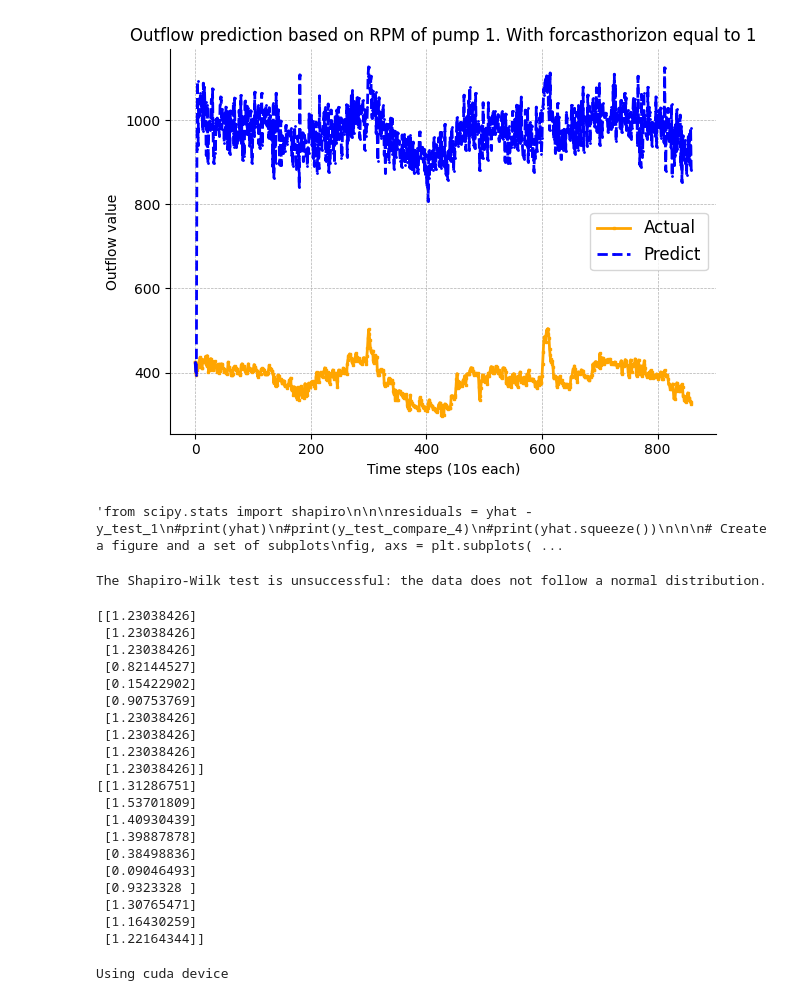
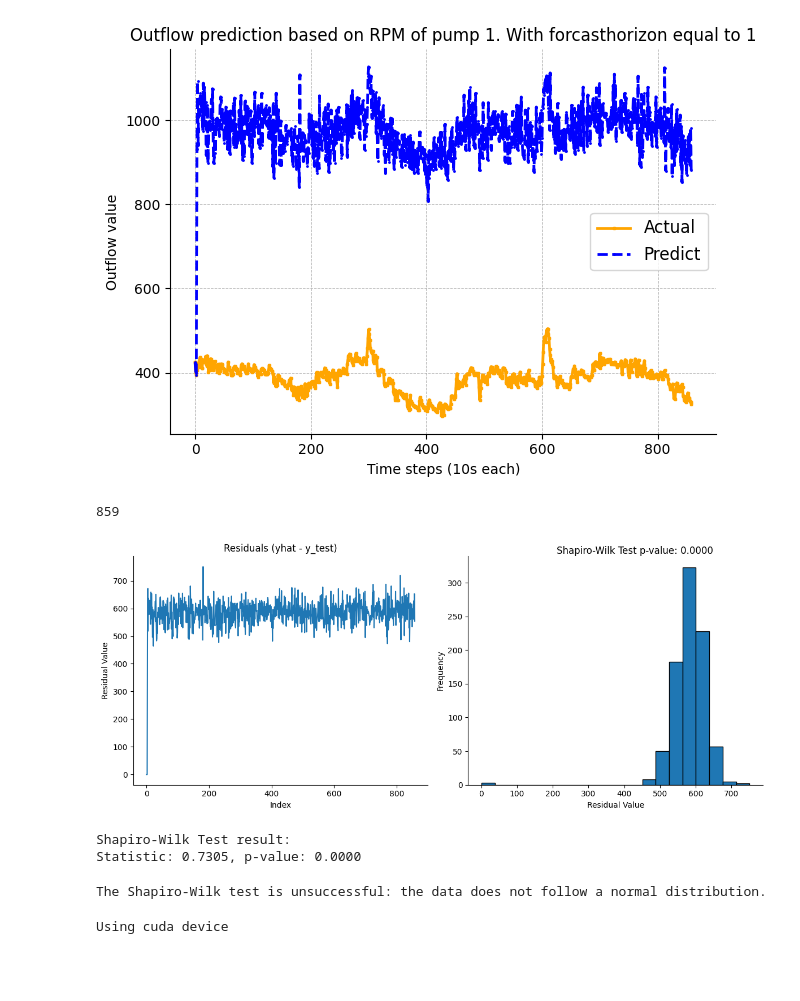
Before and after one commit to nitram1805/Digitization_of_electronic_assets, a Jupyter notebook: Group_1_final_proj.ipynb, the cells around one changed output. Drawn from its saved outputs; the diff is of its cells as text; code cells hidden in the pictures; blank space fills up the shorter version.

```diff
--- a/Group_1_final_proj.ipynb
+++ b/Group_1_final_proj.ipynb
@@ -448,41 +395,44 @@ plt.show()
 # %% [output]
 [figure]
 # %%
-'''from scipy.stats import shapiro
+from scipy.stats import shapiro
 
 
-residuals = yhat - y_test_1
+residuals = yhat - y_compare_1
 #print(yhat)
 #print(y_test_compare_4)
 #print(yhat.squeeze())
 
 
 # Create a figure and a set of subplots
 fig, axs = plt.subplots(1, 2, figsize=(12, 5))
 
 # First subplot: Plot of residuals
 axs[0].plot(residuals)
 axs[0].set_title('Residuals (yhat - y_test)')
 axs[0].set_xlabel('Index')
 axs[0].set_ylabel('Residual Value')
 
 # Second subplot: Histogram of residuals
 axs[1].hist(residuals, bins=20, edgecolor='black')
 axs[1].set_xlabel('Residual Value')
 axs[1].set_ylabel('Frequency')
 print(residuals.size)
 # Perform Shapiro-Wilk Test for normality
 stat, p = shapiro(residuals)
 axs[1].annotate(f'Shapiro-Wilk Test p-value: {p:.4f}', xy=(0.3, 1.01), xycoords='axes fraction', fontsize=12)
 
 plt.tight_layout()
 plt.show()
 
 # Print Shapiro-Wilk Test result
 print("Shapiro-Wilk Test result:")
-print(f"Statistic: {stat:.4f}, p-value: {p:.4f}")'''
+print(f"Statistic: {stat:.4f}, p-value: {p:.4f}")
 # %% [output]
-'from scipy.stats import shapiro\n\n\nresiduals = yhat - y_test_1\n#print(yhat)\n#print(y_test_compare_4)\n#print(yhat.squeeze())\n\n\n# Create a figure and a set of subplots\nfig, axs = plt.subplots( ...
+859
+[figure, added]
+Shapiro-Wilk Test result:
+Statistic: 0.7305, p-value: 0.0000
 # %%
 alpha = 0.05  # significance level
 if p > alpha:
@@ -543,33 +493,6 @@ compare_data = pd.DataFrame(scaled_compare_data,columns=compare_data.columns, in
 # X and Y values for the validation of the created model
 x_compare_4 = compare_data['pump4_rpm'].values.reshape(-1,1)
 y_compare_4 = compare_data['outflow'].values.reshape(-1,1)
-print((x_compare_4[0:10]))
-print((y_compare_4[0:10]))
-compare_file_pump_4 = 'compare_file_4.txt'
-compare_file_pump_o = 'compare_file_o.txt'
-np.savetxt(compare_file_pump_4, x_compare_4, delimiter=',', header='pump4_rpm', comments='')
-np.savetxt(compare_file_pump_o, y_compare_4, delimiter=',', header='outflow', comments='')
-# %% [output]
-[[1.23038426]
- [1.23038426]
- [1.23038426]
- [0.82144527]
- [0.15422902]
- [0.90753769]
- [1.23038426]
- [1.23038426]
- [1.23038426]
- [1.23038426]]
-[[1.31286751]
- [1.53701809]
- [1.40930439]
- [1.39887878]
- [0.38498836]
- [0.09046493]
- [0.9323328 ]
- [1.30765471]
- [1.16430259]
- [1.22164344]]
 # %%
 from torch import nn
 from sysidentpy.metrics import mean_squared_error
```
Also changed, not shown: parts of 15 cells of this notebook.
